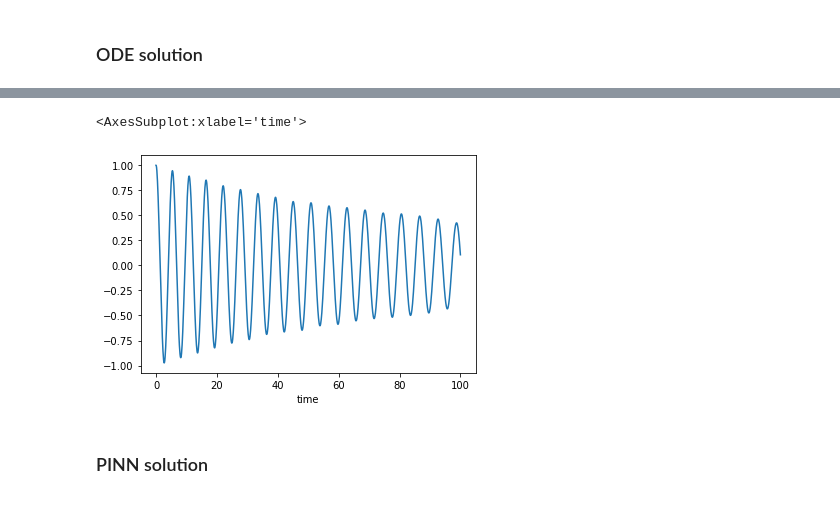
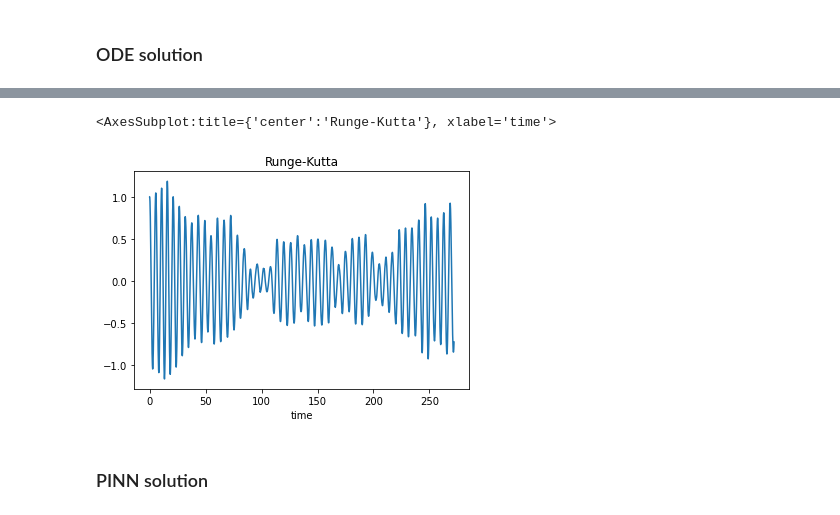
Before and after one commit to boschresearch/torchphysics, a Jupyter notebook: examples/oscillation/duffing_nonlinear.ipynb, the cells around one changed output, grey strips where cells are left out. Cells and saved outputs as stored; diff of their text form; code cells hidden in the pictures.

```diff
--- a/examples/oscillation/duffing_nonlinear.ipynb
+++ b/examples/oscillation/duffing_nonlinear.ipynb
@@ -28,10 +28,11 @@ ode_params = {'D': .01,      # damping constant
               'c_nlin': 0.5  # nonlinearity
              }
 sampling_frequency = 10
-t_end = 100 # sec
+t_end = 272 # sec
 time = np.linspace(0, t_end, t_end*sampling_frequency + 1)
 time_ind = pd.to_timedelta(time, unit="sec")
-f_fac = .025
+f_fac = .25
+x0 = [1, 0] # initial conditions [x0, v0]
 # %% [markdown]
 ### ODE solution
 # %%
@@ -46,7 +47,6 @@ F = pd.Series(np.random.randn(time.shape[0]),
               )# some white noise data on right hand site
 F_inter_func = IUS(time, F, k=1)
 
-x0 = [1, 0] # initial conditions
 numeric_solu = solve_ivp(duffing,
                          t_span=(0, t_end),
                          y0 = x0,
@@ -54,4 +54,4 @@ numeric_solu = solve_ivp(duffing,
                          args=(ode_params['D'], ode_params['c_nlin'], F_inter_func)
                         )
 
-solu = pd.Series(numeric_solu.y[0,:], index=pd.Index(numeric_solu.t, name="time"))
+solu = pd.Series(numeric_solu.y[0,:], index=pd.Index(numeric_solu.t, name="time"), name="Runge-Kutta")
@@ -58,9 +64,8 @@ solu = pd.Series(numeric_solu.y[0,:], index=pd.Index(numeric_solu.t, name="time"
 # %%
-%matplotlib inline
-solu.plot()
+solu.plot(title="Runge-Kutta")
 # %% [output]
-<AxesSubplot:xlabel='time'>
+<AxesSubplot:title={'center':'Runge-Kutta'}, xlabel='time'>
-[figure, old version]
+[figure, new version]
 # %% [markdown]
 ### PINN solution
 # %%
```
Also changed, not shown: parts of 9 cells of this notebook.
